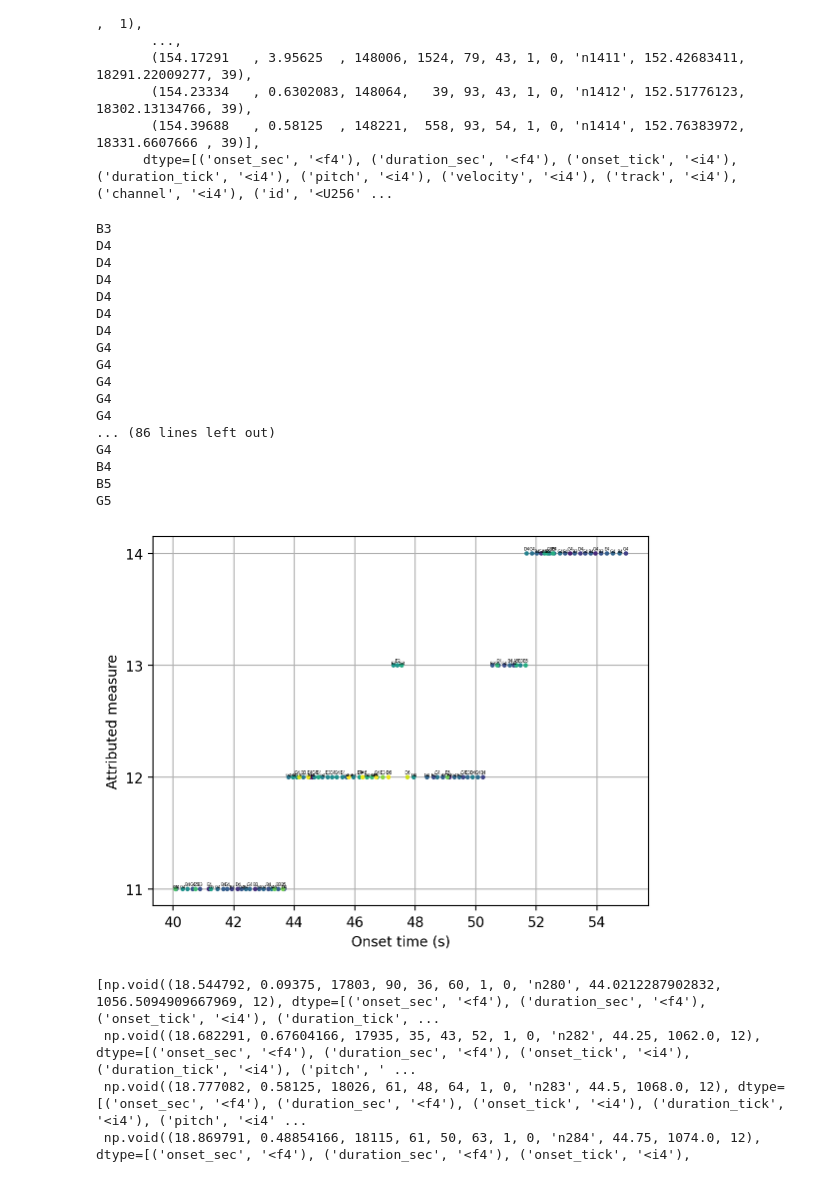
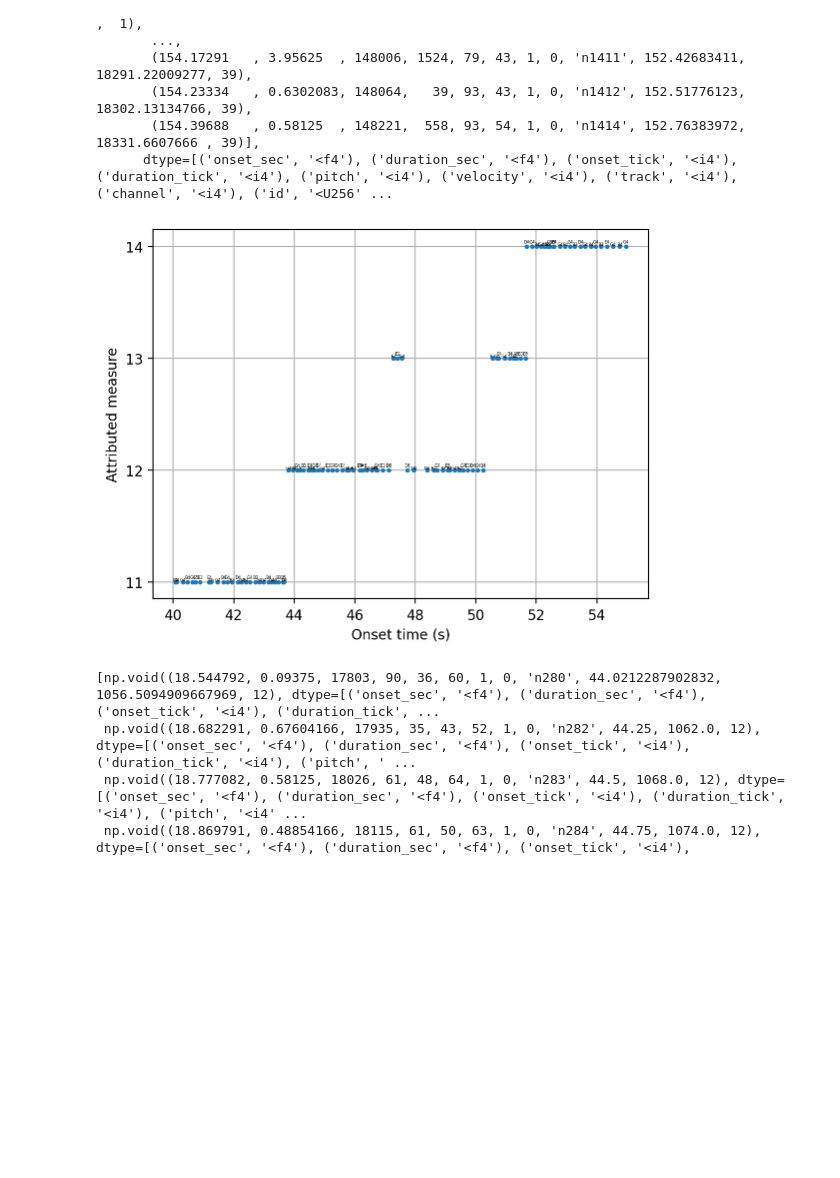
Before and after one commit to leleogere/gramscore, a Jupyter notebook: notebooks/split_per_measure.ipynb, the cells around one changed output. Drawn from its saved outputs; the diff is of its cells as text; code cells hidden in the pictures; blank space fills up the shorter version.

```diff
--- a/notebooks/split_per_measure.ipynb
+++ b/notebooks/split_per_measure.ipynb
@@ -1008,50 +1008,32 @@ array([(  1.678125  , 8.159375 ,   1611,  230, 59, 39, 1, 0, 'n4',   0.80000001,
 # %%
 import math
 import matplotlib.pyplot as plt
 
 # xabs = np.linspace(0, 100, 1000)
 # plt.plot(xabs, ptime_to_stime_map(xabs))
 
 # sub = pna_custom
-# sub = pna_custom[(pna_custom['onset_sec'] > 0) & (pna_custom['onset_sec'] < 2)]
+# sub = pna_custom[(pna_custom['onset_sec'] > 0) & (pna_custom['onset_sec'] < 5)]
 sub = pna_custom[(pna_custom['onset_sec'] > 40) & (pna_custom['onset_sec'] < 55)]
 # sub = pna_custom[(pna_custom['onset_sec'] > 10) & (pna_custom['onset_sec'] < 25)]
 
-plt.scatter(sub['onset_sec'], sub['measure'], marker='o', s=5, zorder=2, c=sub['velocity'])
+plt.scatter(sub['onset_sec'], sub['measure'], marker='o', s=5, zorder=2)  #, c=sub['velocity'])
 
 # Annotate each point with information
 for i, note in enumerate(sub):
     pitch = note['pitch']
     pitch_spelling = pt.utils.music.midi_pitch_to_pitch_spelling(pitch)
     note_name = pt.utils.music.pitch_spelling_to_note_name(*pitch_spelling)
-    print(note_name)
     txt = note_name
     plt.annotate(txt, (sub['onset_sec'][i], sub['measure'][i] + 0.02*(i%2 == 0)), fontsize=3, ha='center', va='bottom')
 
-plt.yticks(range(math.floor(min(sub['measure'])), math.ceil(max(sub['measure']))+1))
+plt.yticks(range(min(sub['measure']), max(sub['measure'])+1))
 plt.ylabel("Attributed measure")
 plt.xlabel("Onset time (s)")
 plt.grid()
 plt.show()
 # %% [output]
-B3
-D4
-D4
-D4
-D4
-D4
-D4
-G4
-G4
-G4
-G4
-G4
-... (86 lines left out)
-G4
-B4
-B5
-G5
-[figure, old version]
+[figure, new version]
 # %%
 [n for n in pna_custom if n['measure'] == 12]
 # %% [output]
```
Also changed, not shown: 1 other file.
